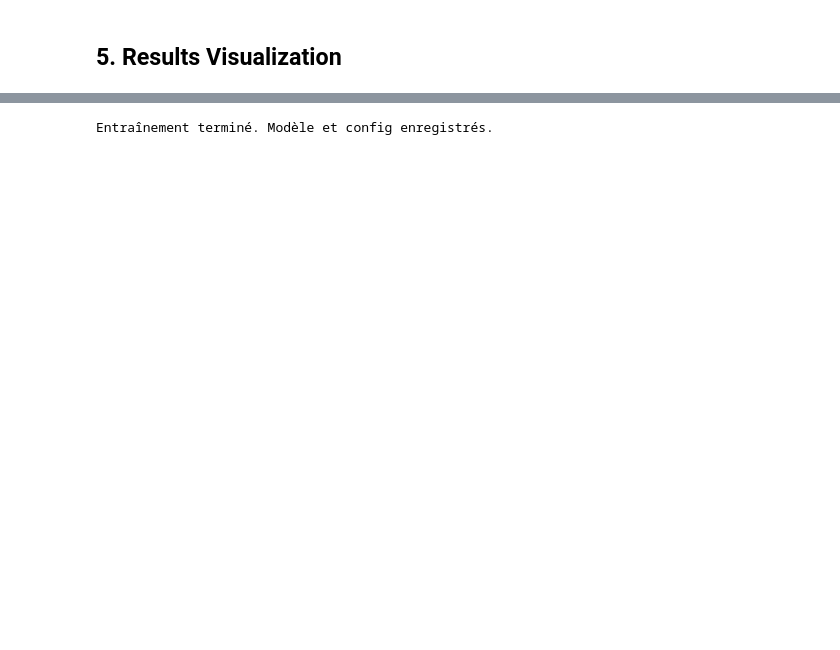
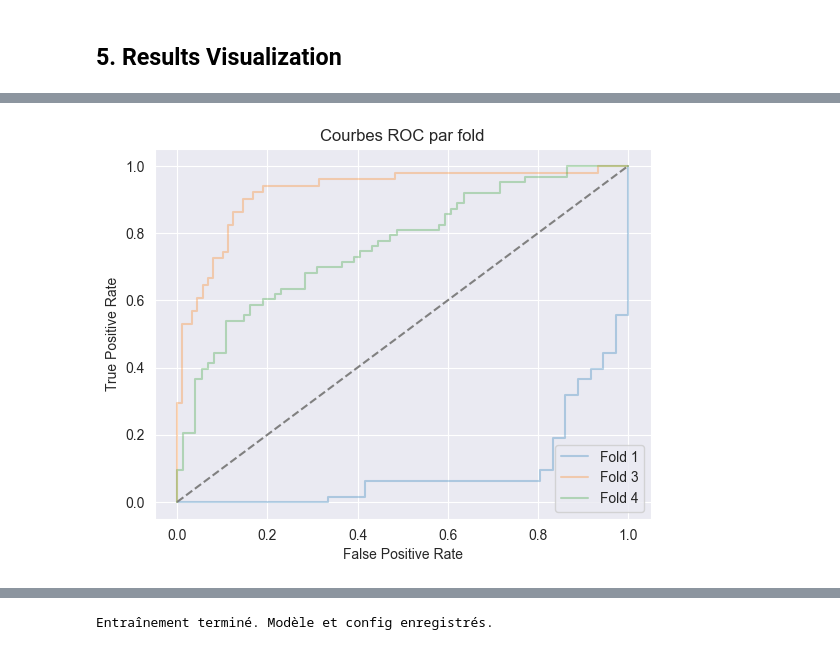
Before and after one commit to Tiits/microcoleus-project, a Jupyter notebook: notebooks/06_finetune_resnet18_cross-validation.ipynb, the cells around one changed output, grey strips where cells are left out. Cells and saved outputs as stored; diff of their text form; code cells hidden in the pictures; blank space fills up the shorter version.

```diff
--- a/notebooks/06_finetune_resnet18_cross-validation.ipynb
+++ b/notebooks/06_finetune_resnet18_cross-validation.ipynb
@@ -346,15 +408,2 @@ Epoch 11/20 — Train Loss: 0.4081 — Val Loss: 0.2646
 # %% [markdown]
 ## 5. Results Visualization
-# %%
-# Affichage des courbes de perte
-epochs = np.arange(1, epoch + 1)
-
-plt.figure()
-plt.plot(epochs, history['train_loss'], label='Train Loss')
-plt.plot(epochs, history['val_loss'], label='Val Loss')
-plt.xlabel('Epoch')
-plt.ylabel('Loss')
-plt.title('Training vs. Validation Loss')
-plt.legend()
-plt.savefig(os.path.join(FIG_OUT, f"{run_id}_loss_curve.png"), dpi=300)
-plt.show()
@@ -553,0 +470,17 @@ Images sauvegardées dans : ../outputs/figures/Switzerland/finetune_resnet18/202
+# %%
+plt.figure()
+for r in results:
+    y_true = r['y_true']
+    y_prob = r['y_prob']
+    fpr, tpr, _ = roc_curve(y_true, y_prob)
+    plt.plot(fpr, tpr, alpha=0.3, label=f"Fold {r['fold']}")
+
+plt.plot([0,1],[0,1],'--', color='gray')
+plt.xlabel("False Positive Rate")
+plt.ylabel("True Positive Rate")
+plt.title("Courbes ROC par fold")
+plt.legend()
+plt.savefig(os.path.join(FIG_OUT, f"{run_id}_folds_roc.png"), dpi=300)
+plt.show()
+# %% [output]
+[figure, added]
```
Also changed, not shown: parts of 21 cells of this notebook.
